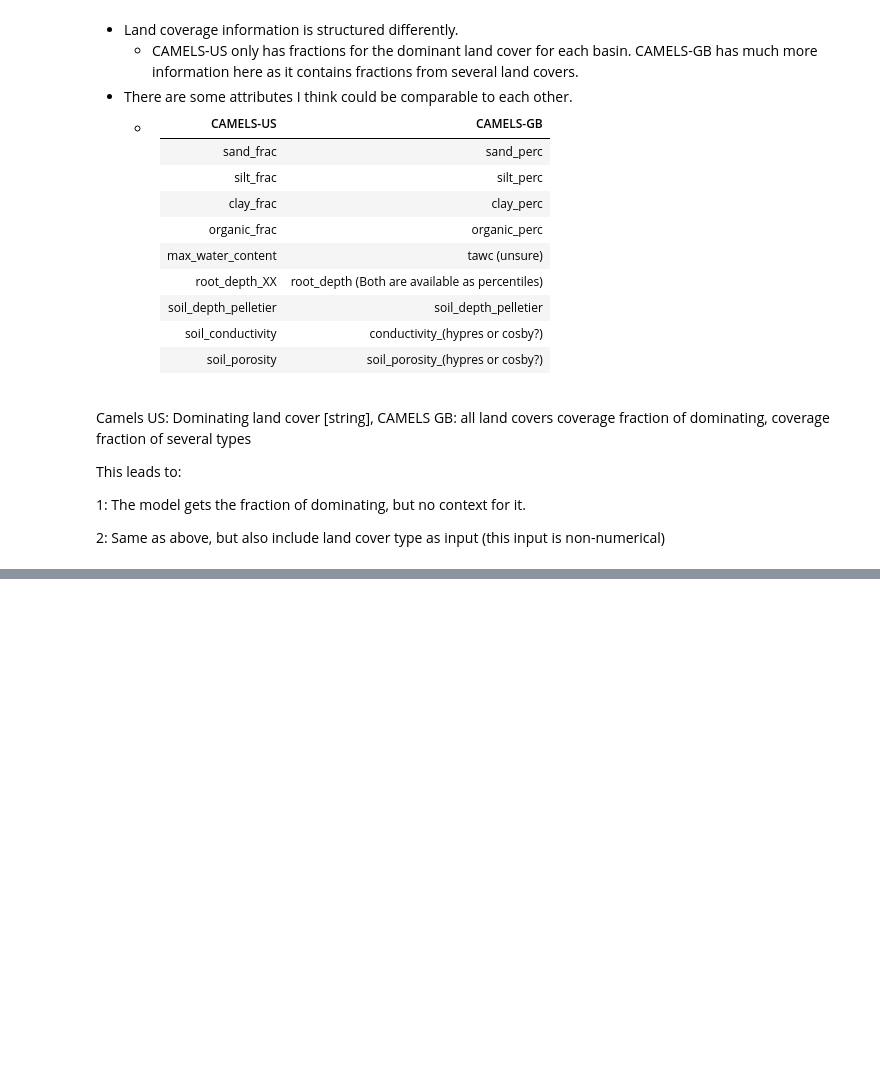
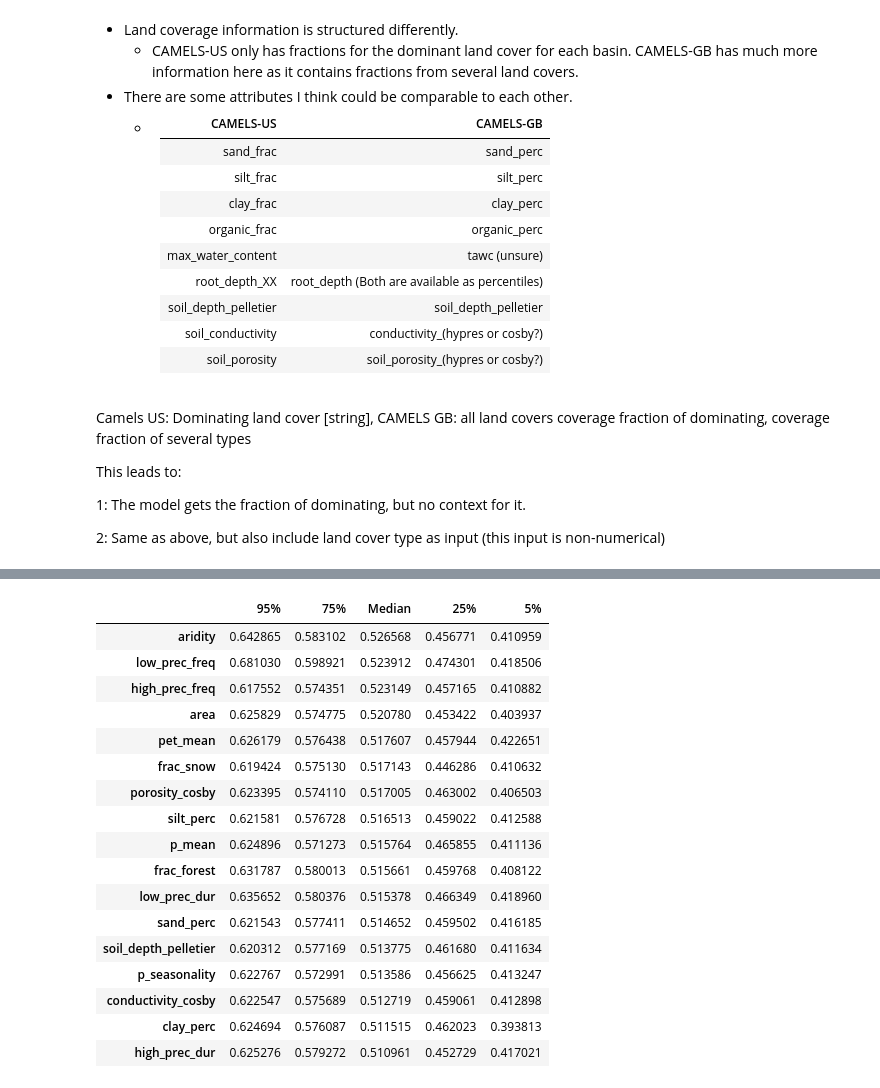
Before and after one commit to bernharl/Master-Thesis, a Jupyter notebook: notebooks/permutation_test.ipynb, the cells around one changed output, grey strips where cells are left out. Drawn from its saved outputs; the diff is of its cells as text; code cells hidden in the pictures; blank space fills up the shorter version.

```diff
--- a/notebooks/permutation_test.ipynb
+++ b/notebooks/permutation_test.ipynb
@@ -648,8 +812,27 @@ importance_train_us_val_gb_no_organic_no_gvf
 # %%
 fracs_train_us_val_gb_no_organic_no_gvf = importance_metrics(
-    importance_train_us_val_gb_no_organic_no_gvf, limit=0.6
+    importance_train_us_val_gb_no_organic_no_gvf
 )
 fracs_train_us_val_gb_no_organic_no_gvf
+# %% [output]
+|  | 95% | 75% | Median | 25% | 5% |
+| aridity | 0.642865 | 0.583102 | 0.526568 | 0.456771 | 0.410959 |
+| low_prec_freq | 0.681030 | 0.598921 | 0.523912 | 0.474301 | 0.418506 |
+| high_prec_freq | 0.617552 | 0.574351 | 0.523149 | 0.457165 | 0.410882 |
+| area | 0.625829 | 0.574775 | 0.520780 | 0.453422 | 0.403937 |
+| pet_mean | 0.626179 | 0.576438 | 0.517607 | 0.457944 | 0.422651 |
+| frac_snow | 0.619424 | 0.575130 | 0.517143 | 0.446286 | 0.410632 |
+| porosity_cosby | 0.623395 | 0.574110 | 0.517005 | 0.463002 | 0.406503 |
+| silt_perc | 0.621581 | 0.576728 | 0.516513 | 0.459022 | 0.412588 |
+| p_mean | 0.624896 | 0.571273 | 0.515764 | 0.465855 | 0.411136 |
+| frac_forest | 0.631787 | 0.580013 | 0.515661 | 0.459768 | 0.408122 |
+| low_prec_dur | 0.635652 | 0.580376 | 0.515378 | 0.466349 | 0.418960 |
+| sand_perc | 0.621543 | 0.577411 | 0.514652 | 0.459502 | 0.416185 |
+| soil_depth_pelletier | 0.620312 | 0.577169 | 0.513775 | 0.461680 | 0.411634 |
+| p_seasonality | 0.622767 | 0.572991 | 0.513586 | 0.456625 | 0.413247 |
+| conductivity_cosby | 0.622547 | 0.575689 | 0.512719 | 0.459061 | 0.412898 |
+| clay_perc | 0.624694 | 0.576087 | 0.511515 | 0.462023 | 0.393813 |
+| high_prec_dur | 0.625276 | 0.579272 | 0.510961 | 0.452729 | 0.417021 |
 # %%
 k = 5
 permutations_all_features_concat_seq_len_gb = parse_results(
```
Also changed, not shown: parts of 16 cells of this notebook, 1 other file.
